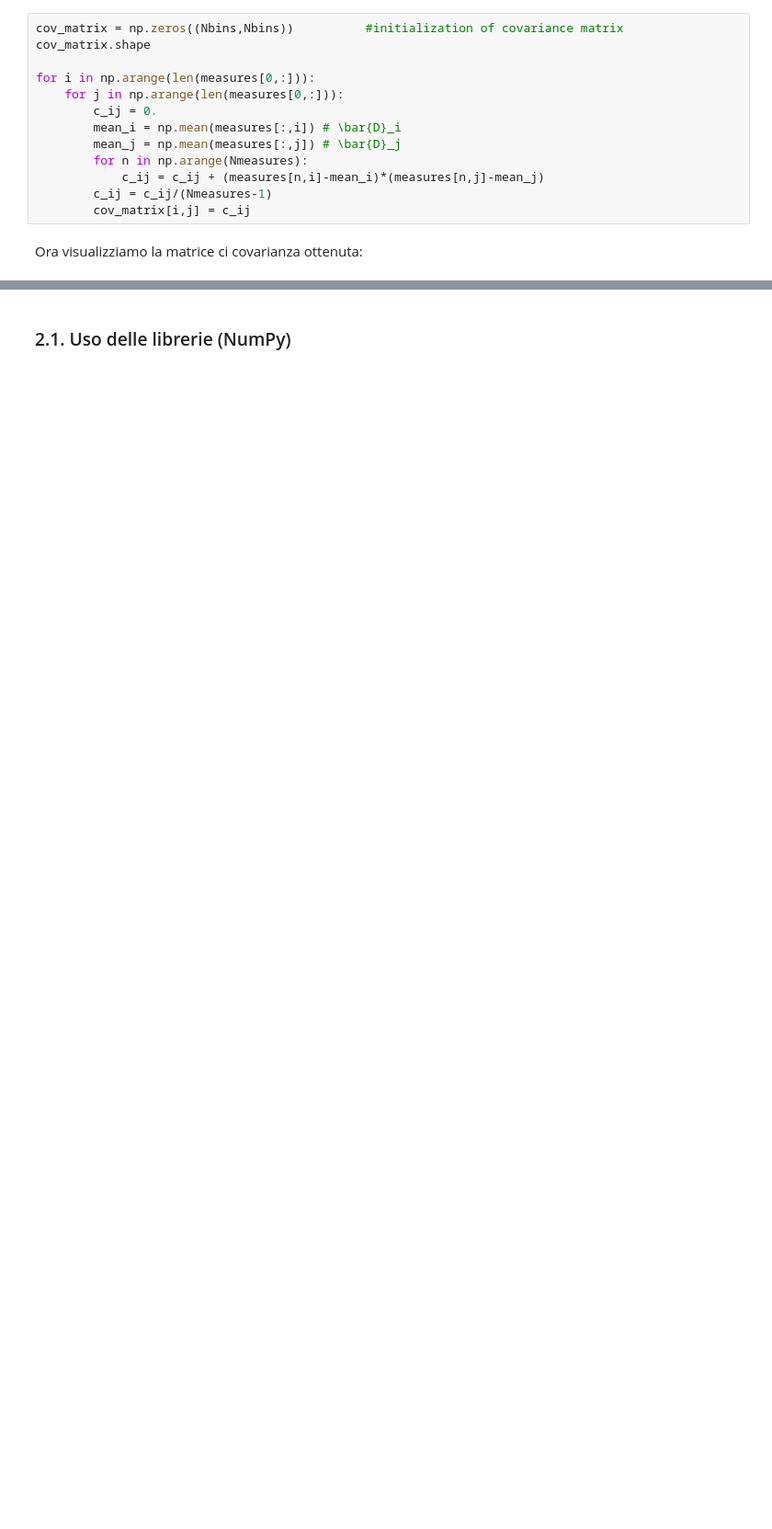
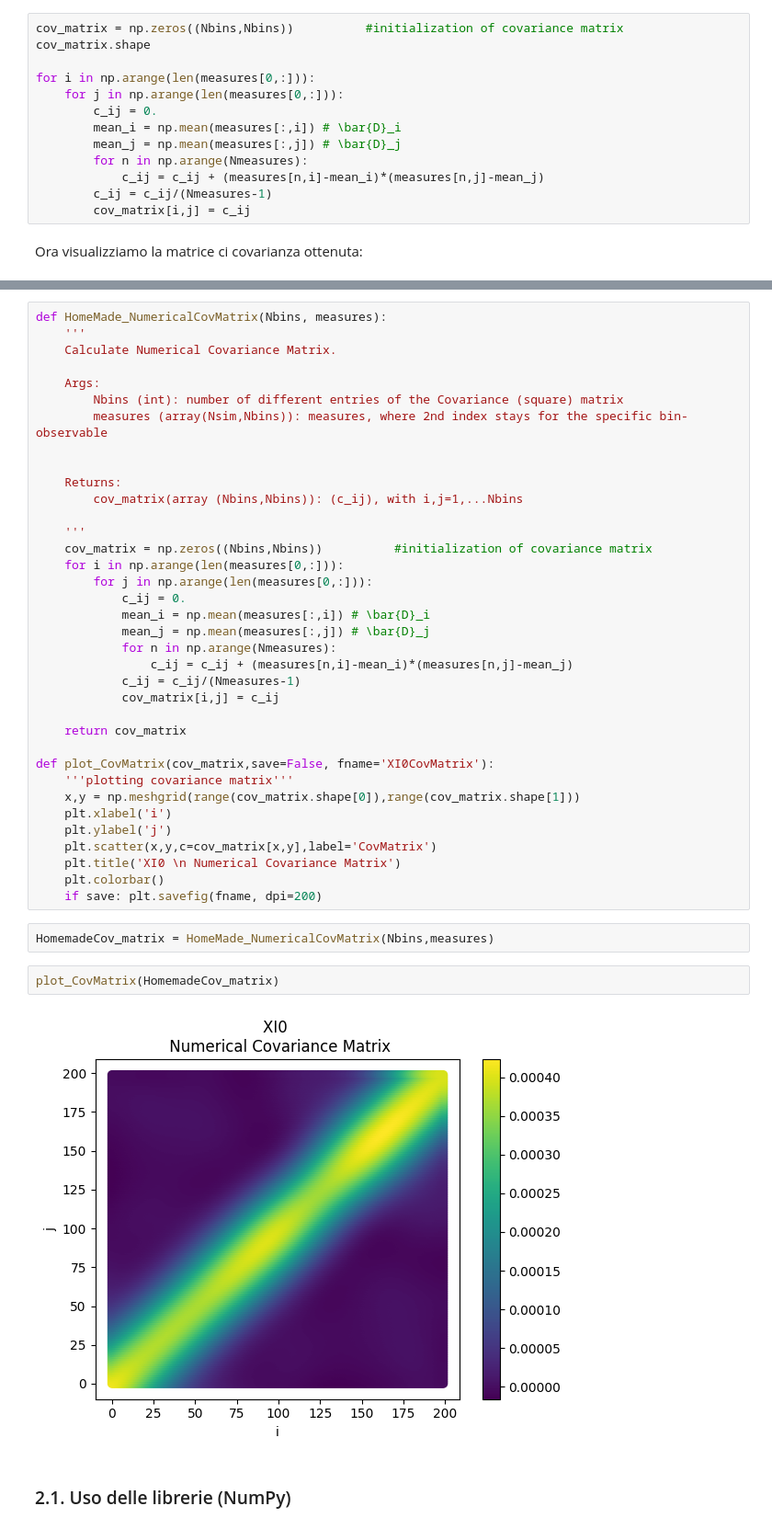
Before and after one commit to BeppeMcOnion/AB_INFO_2022-2023_EercizioFinale, a Jupyter notebook: ProgettoEsame.ipynb, the cells around one changed output, grey strips where cells are left out. Shown: that part at 92% size. Drawn from its saved outputs; the diff is of its cells as text; blank space fills up the shorter version.

```diff
--- a/ProgettoEsame.ipynb
+++ b/ProgettoEsame.ipynb
@@ -134,3 +138,45 @@ if save: plt.savefig('bello', dpi=200)
+# %%
+def HomeMade_NumericalCovMatrix(Nbins, measures):
+    '''
+    Calculate Numerical Covariance Matrix.
+
+    Args:
+        Nbins (int): number of different entries of the Covariance (square) matrix
+        measures (array(Nsim,Nbins)): measures, where 2nd index stays for the specific bin-observable
+
+
+    Returns:
+        cov_matrix(array (Nbins,Nbins)): (c_ij), with i,j=1,...Nbins
+
+    '''
+    cov_matrix = np.zeros((Nbins,Nbins))          #initialization of covariance matrix
+    for i in np.arange(len(measures[0,:])):
+        for j in np.arange(len(measures[0,:])):
+            c_ij = 0.
+            mean_i = np.mean(measures[:,i]) # \bar{D}_i
+            mean_j = np.mean(measures[:,j]) # \bar{D}_j
+            for n in np.arange(Nmeasures):
+                c_ij = c_ij + (measures[n,i]-mean_i)*(measures[n,j]-mean_j)
+            c_ij = c_ij/(Nmeasures-1)
+            cov_matrix[i,j] = c_ij
+
+    return cov_matrix
+
+def plot_CovMatrix(cov_matrix,save=False, fname='XI0CovMatrix'):
+    '''plotting covariance matrix'''
+    x,y = np.meshgrid(range(cov_matrix.shape[0]),range(cov_matrix.shape[1]))
+    plt.xlabel('i')
+    plt.ylabel('j')
+    plt.scatter(x,y,c=cov_matrix[x,y],label='CovMatrix')
+    plt.title('XI0 \n Numerical Covariance Matrix')
+    plt.colorbar()
+    if save: plt.savefig(fname, dpi=200)
+# %%
+HomemadeCov_matrix = HomeMade_NumericalCovMatrix(Nbins,measures)
+# %%
+plot_CovMatrix(HomemadeCov_matrix)
+# %% [output]
+[figure, added]
 # %% [markdown]
 ### 2.1. Uso delle librerie (NumPy)
 # %% [markdown]
```
Also changed, not shown: parts of 8 cells of this notebook.
